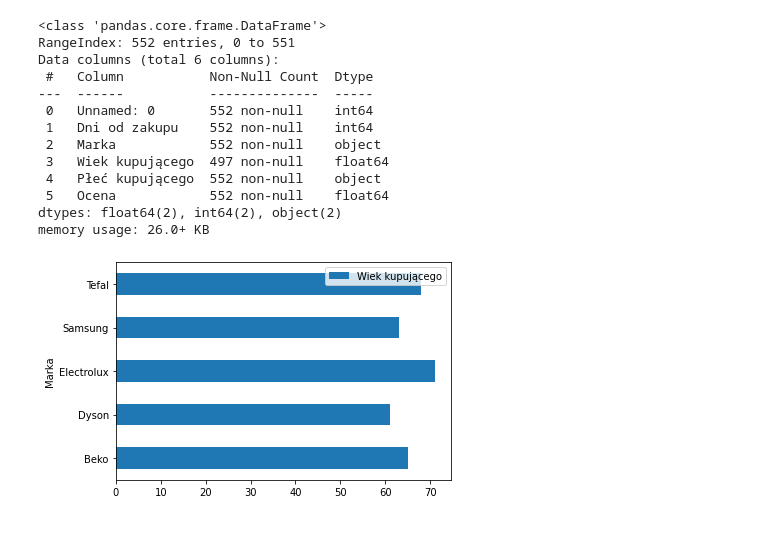
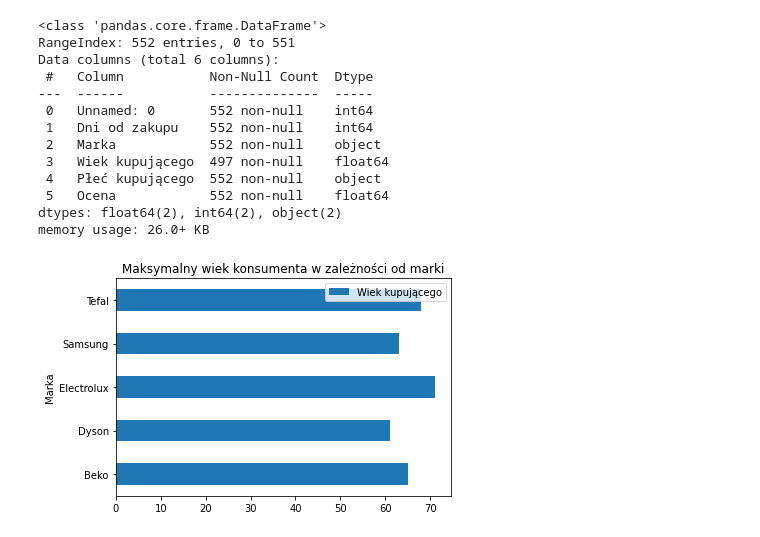
Before and after one commit to Pmamos/Analiza_i_bazy_Piotr_Mamos, a Jupyter notebook: lab6/laboratorium-eda-Pmamos/CommandFiles/lab6.ipynb, the cells around one changed output. Cells and saved outputs as stored; diff of their text form; code cells hidden in the pictures.

```diff
--- a/lab6/laboratorium-eda-Pmamos/CommandFiles/lab6.ipynb
+++ b/lab6/laboratorium-eda-Pmamos/CommandFiles/lab6.ipynb
@@ -45,12 +45,12 @@ df = pomorskie
 # %%
 df_wiek = pomorskie[["Marka", "Wiek kupującego"]]
 
 df_wiek = df_wiek.dropna().reset_index(drop=True)
 d = {'Marka': 'first', 'Wiek kupującego': 'max'}
 
 df_new = df_wiek.groupby('Marka', as_index=False).aggregate(d).reindex(columns=df_wiek.columns)
 
-df_new.plot(kind = "barh", x = "Marka", y = "Wiek kupującego")
+df_new.plot(kind = "barh", x = "Marka", y = "Wiek kupującego",title = "Maksymalny wiek konsumenta w zależności od marki")
 plt.show()
 # %% [output]
-[figure, old version]
+[figure, new version]
```
Also changed, not shown: parts of 5 cells of this notebook.
